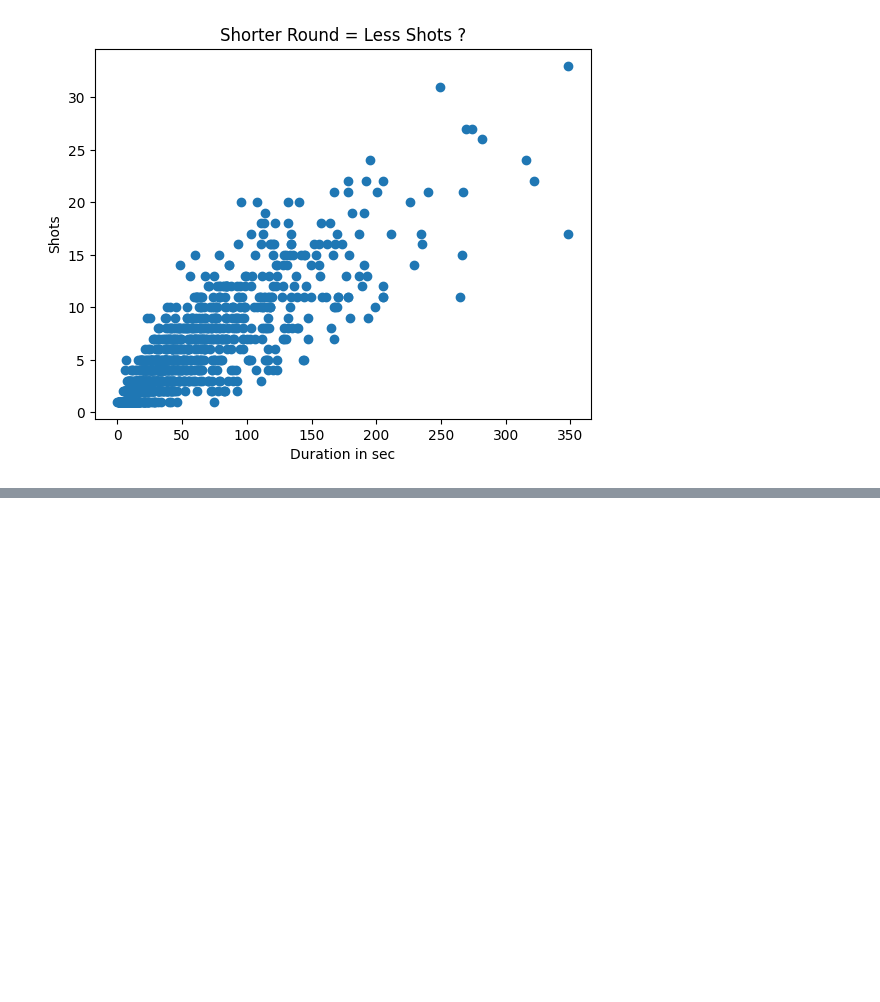
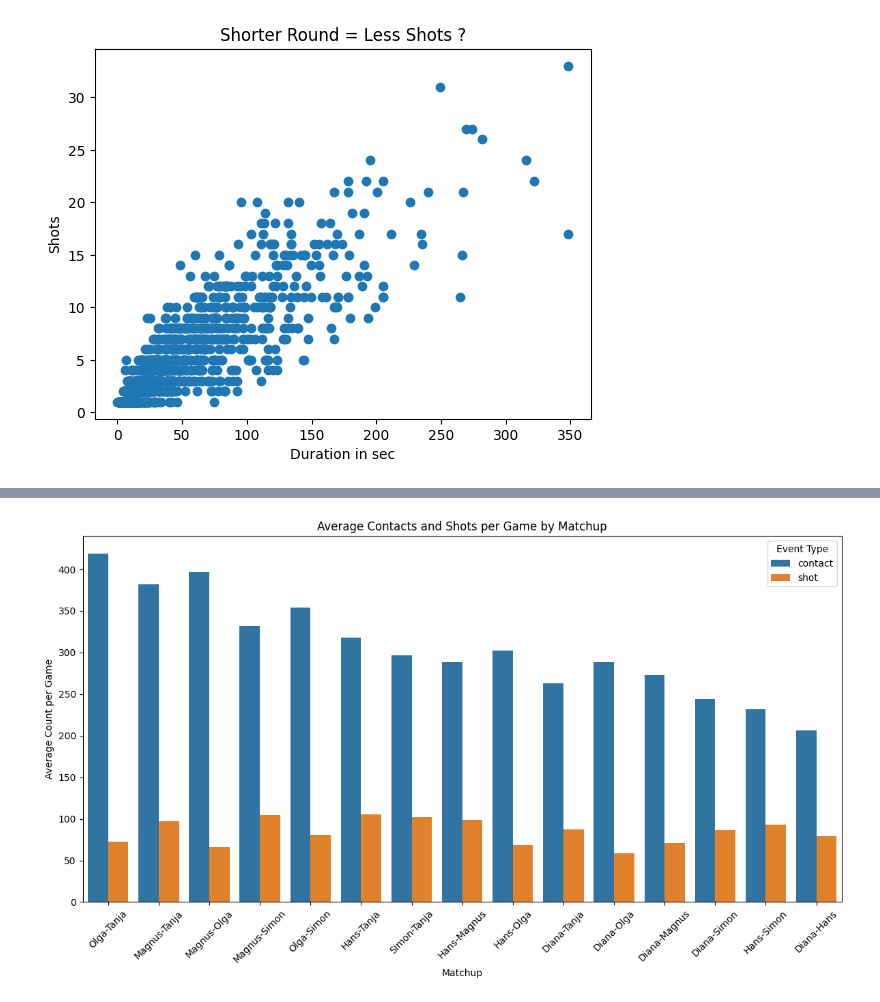
Before and after one commit to Rutvik-rn/Kicker-Strategy, a Jupyter notebook: notebook.ipynb, the cells around one changed output, grey strips where cells are left out. Saved outputs shown, nothing was run; the diff lists cells and outputs as text; code cells hidden in the pictures; blank space fills up the shorter version.

```diff
--- a/notebook.ipynb
+++ b/notebook.ipynb
@@ -399,0 +347,15 @@ Text(0.5, 1.0, 'Shorter Round = Less Shots ?')
+# %%
+# Count events per game
+run_counts = timestamped_data.groupby(["game", "run_id", "event_type"]).size()
+# Turn event types into columns
+run_counts = run_counts.unstack(fill_value=0).reset_index()
+# Avg contacts & shots per matchup
+avg_counts = run_counts.groupby("game")[["contact", "shot"]].mean().reset_index()
+# Add total events column
+avg_counts["total"] = avg_counts["contact"] + avg_counts["shot"]
+# Sort by total (highest first)
+avg_counts = avg_counts.sort_values(by="total", ascending=False)
+
+# Display results
+print("Average Events per Game by Matchup:")
+display(avg_counts.round(1))
@@ -399,0 +380,25 @@ Text(0.5, 1.0, 'Shorter Round = Less Shots ?')
+# %%
+# Reshape data for plotting
+plot_df = avg_counts.melt(
+    id_vars="game",
+    value_vars=["contact", "shot"],
+    var_name="Event Type",
+    value_name="Average Count per Game")
+
+# Create the bar chart
+plt.figure(figsize=(12, 7))
+sns.barplot(
+    data=plot_df,
+    x="game",
+    y="Average Count per Game",
+    hue="Event Type")
+
+# Axis labels
+plt.xticks(rotation=45)
+plt.title("Average Contacts and Shots per Game by Matchup")
+plt.xlabel("Matchup")
+plt.ylabel("Average Count per Game")
+plt.tight_layout()
+plt.show()
+# %% [output]
+[figure, added]
```
Also changed, not shown: parts of 39 cells of this notebook.
